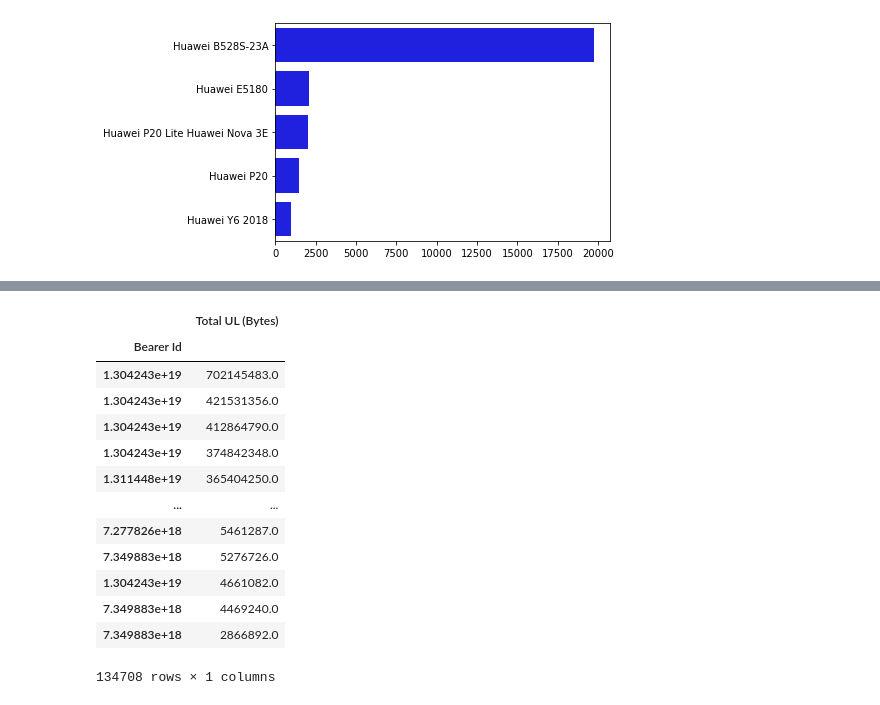
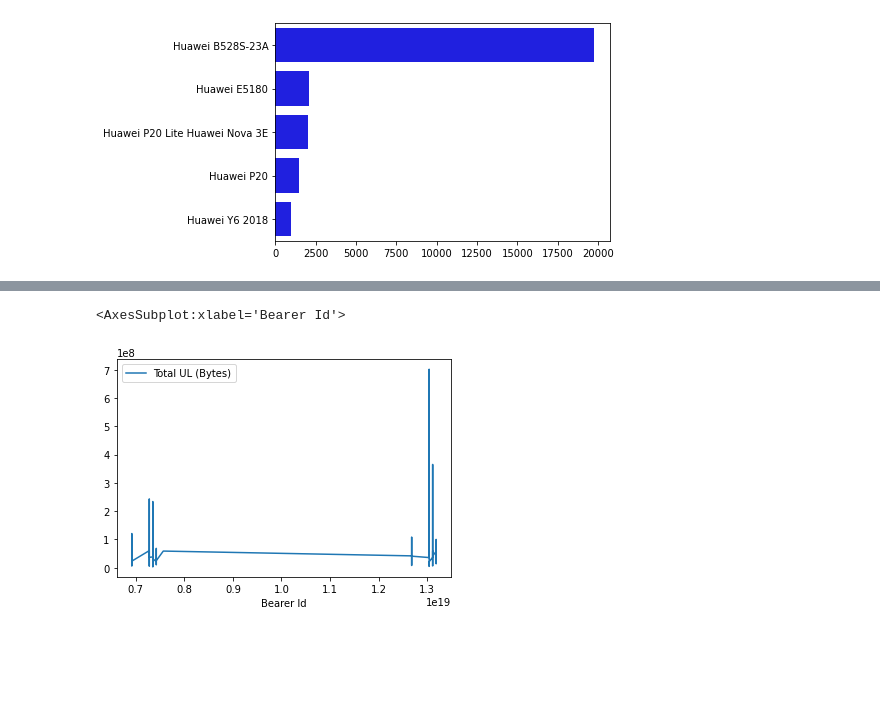
Before and after one commit to KaydeeJR/TelecomUser_DataAnalysis, a Jupyter notebook: notebooks/exploring_data.ipynb, the cells around one changed output, grey strips where cells are left out. Saved outputs shown, nothing was run; the diff lists cells and outputs as text; code cells hidden in the pictures; blank space fills up the shorter version.

```diff
--- a/notebooks/exploring_data.ipynb
+++ b/notebooks/exploring_data.ipynb
@@ -153,20 +115,8 @@ bearer_xDR_sess.agg({"Total DL (Bytes)":'sum'}).sort_values(by=["Total DL (Bytes
-# %%
-bearer_xDR_sess.agg({"Total UL (Bytes)":'sum'}).sort_values(by=["Total UL (Bytes)"],ascending=False)
-# %% [output]
-|  | Total UL (Bytes) |
-| Bearer Id |  |
-| 1.304243e+19 | 702145483.0 |
-| 1.304243e+19 | 421531356.0 |
-| 1.304243e+19 | 412864790.0 |
-| 1.304243e+19 | 374842348.0 |
-| 1.311448e+19 | 365404250.0 |
-| ... | ... |
-| 7.277826e+18 | 5461287.0 |
-| 7.349883e+18 | 5276726.0 |
-| 1.304243e+19 | 4661082.0 |
-| 7.349883e+18 | 4469240.0 |
-| 7.349883e+18 | 2866892.0 |
-134708 rows × 1 columns
+# %%
+sns.lineplot(data=bearer_xDR_sess.agg({"Total UL (Bytes)":'sum'}), color="b")
+# %% [output]
+<AxesSubplot:xlabel='Bearer Id'>
+[figure, added]
 # %%
 # Get each application column index
 applications_df=dataframe.iloc[:,39:53]
```
Also changed, not shown: parts of 6 cells of this notebook, 3 other files.
